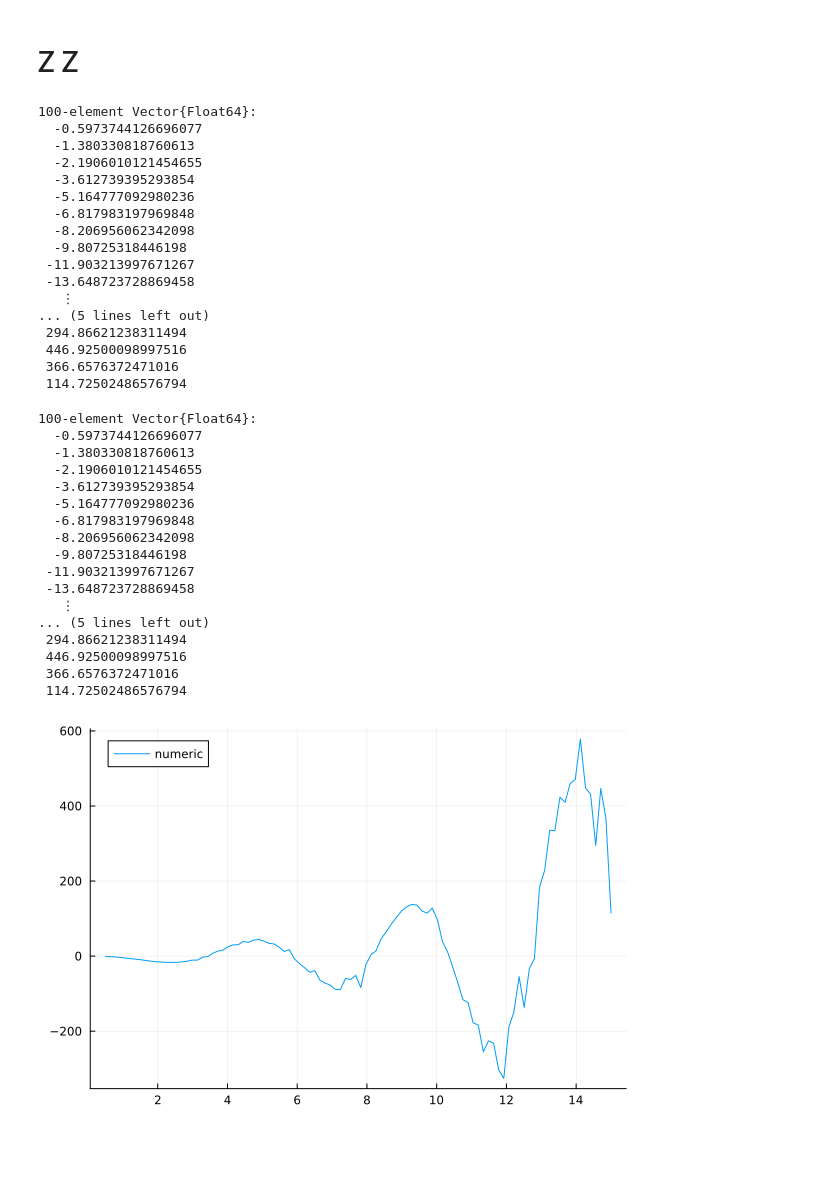
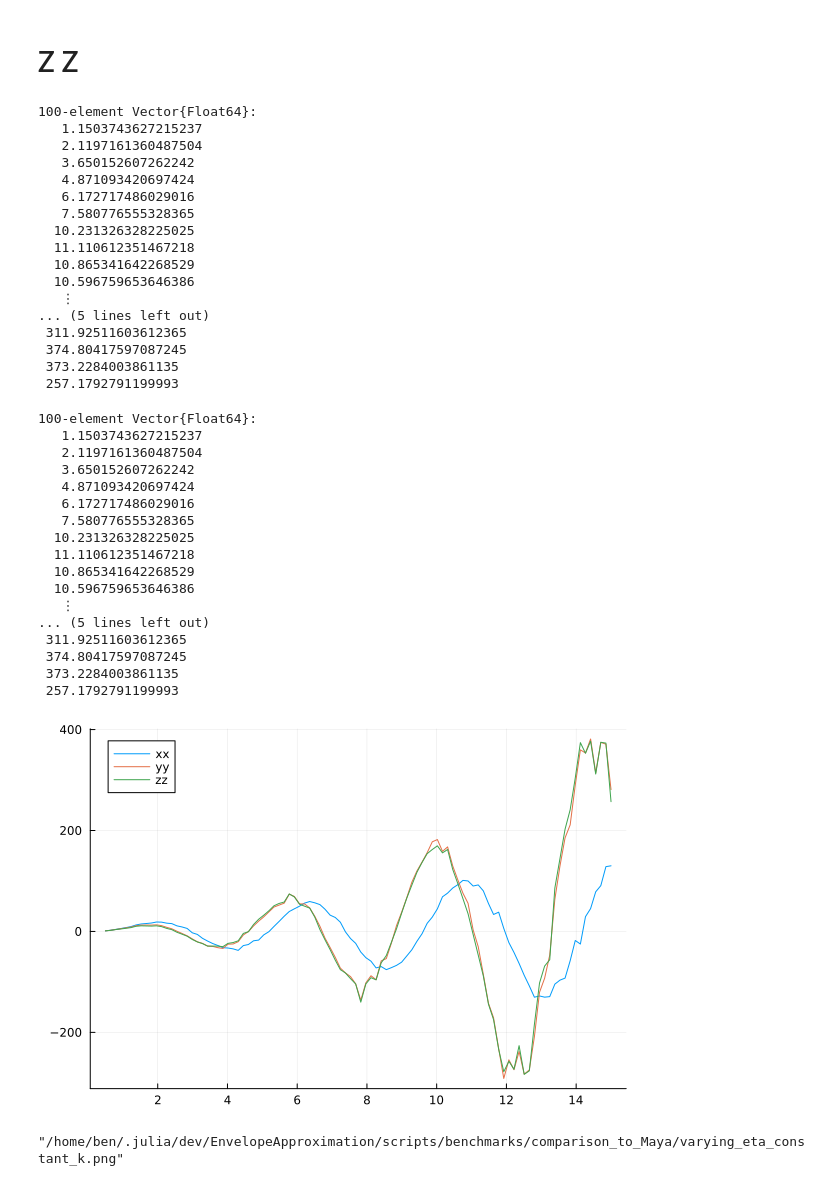
Before and after one commit to Bh2412/EnvelopeApproximation.jl, a Jupyter notebook: scripts/benchmarks/comparison_to_Maya/double_bubble.ipynb, the cells around one changed output. Drawn from its saved outputs; the diff is of its cells as text; code cells hidden in the pictures; blank space fills up the shorter version.

```diff
--- a/scripts/benchmarks/comparison_to_Maya/double_bubble.ipynb
+++ b/scripts/benchmarks/comparison_to_Maya/double_bubble.ipynb
@@ -53,6 +53,6 @@ k_vecs
 # %%
 tensor_directions = [(:x, :x), (:y, :y), (:z, :z)]
 T_ij = EnvelopeApproximation.StressEnergyTensor.T_ij
-numerical_T_ij = [T_ij(k_vecs, bubbles,  50, 10, 100, ΔV) for bubbles in bubbless]
+numerical_T_ij = [T_ij(k_vecs, bubbles,  100, 500, ΔV) for bubbles in bubbless]
 # %% [output]
 100-element Vector{Dict{Union{Symbol, Tuple{Vararg{Symbol, N}}} where N, Union{Vector{ComplexF64}, Vector{Meshes.Point3}}}}:
@@ -75,46 +75,53 @@ numerical_T_ij = [T_ij(k_vecs, bubbles,  50, 10, 100, ΔV) for bubbles in bubble
 # %% [markdown]
 # Z Z
 # %%
+T_xx = [d[(:x, :x)][1] for d in numerical_T_ij]  .|> real
+T_yy = [d[(:y, :y)][1] for d in numerical_T_ij]  .|> real
 T_zz = [d[(:z, :z)][1] for d in numerical_T_ij]  .|> real
 # %% [output]
 100-element Vector{Float64}:
-  -0.5973744126696077
-  -1.380330818760613
-  -2.1906010121454655
-  -3.612739395293854
-  -5.164777092980236
-  -6.817983197969848
-  -8.206956062342098
-  -9.80725318446198
- -11.903213997671267
- -13.648723728869458
+   1.1503743627215237
+   2.1197161360487504
+   3.650152607262242
+   4.871093420697424
+   6.172717486029016
+   7.580776555328365
+  10.231326328225025
+  11.110612351467218
+  10.865341642268529
+  10.596759653646386
    ⋮
 ... (5 lines left out)
- 294.86621238311494
- 446.92500098997516
- 366.6576372471016
- 114.72502486576794
+ 311.92511603612365
+ 374.80417597087245
+ 373.2284003861135
+ 257.1792791199993
 # %%
 T_zz
 # %% [output]
 100-element Vector{Float64}:
-  -0.5973744126696077
-  -1.380330818760613
-  -2.1906010121454655
-  -3.612739395293854
-  -5.164777092980236
-  -6.817983197969848
-  -8.206956062342098
-  -9.80725318446198
- -11.903213997671267
- -13.648723728869458
+   1.1503743627215237
+   2.1197161360487504
+   3.650152607262242
+   4.871093420697424
+   6.172717486029016
+   7.580776555328365
+  10.231326328225025
+  11.110612351467218
+  10.865341642268529
+  10.596759653646386
    ⋮
 ... (5 lines left out)
- 294.86621238311494
- 446.92500098997516
- 366.6576372471016
- 114.72502486576794
+ 311.92511603612365
+ 374.80417597087245
+ 373.2284003861135
+ 257.1792791199993
-# %%
-plot(ηs, T_zz, label="numeric")
-# %% [output]
-[figure, removed]
+# %%
+p = plot(ηs, T_xx, label="xx")
+plot!(ηs, T_yy, label="yy")
+plot!(ηs, T_zz, label="zz")
+display(p)
+savefig("varying_eta_constant_k.png")
+# %% [output]
+[figure, added]
+"/home/ben/.julia/dev/EnvelopeApproximation/scripts/benchmarks/comparison_to_Maya/varying_eta_constant_k.png"
```
Also changed, not shown: parts of 5 cells of this notebook, 1 other file.
